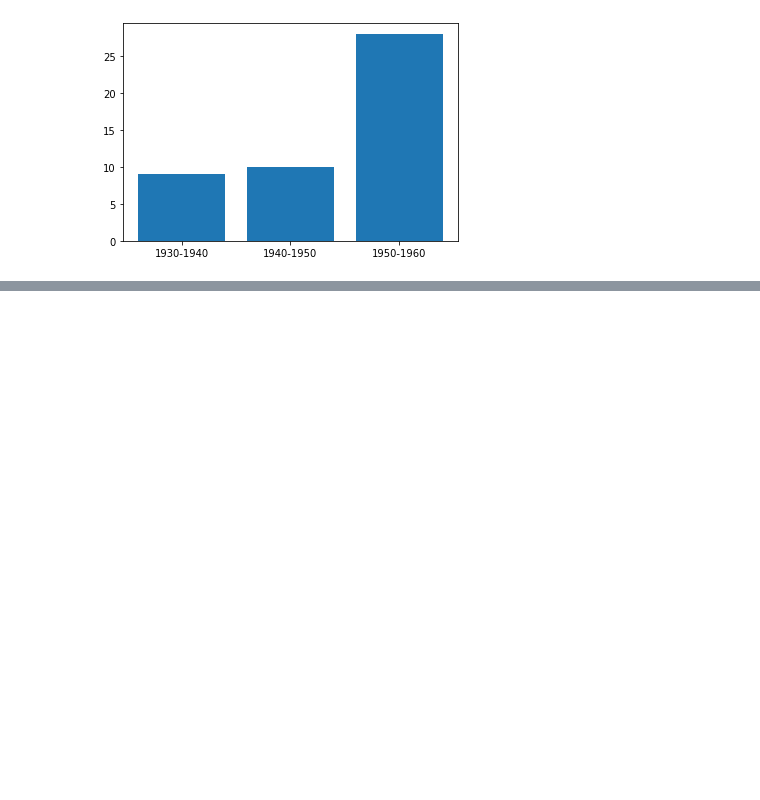
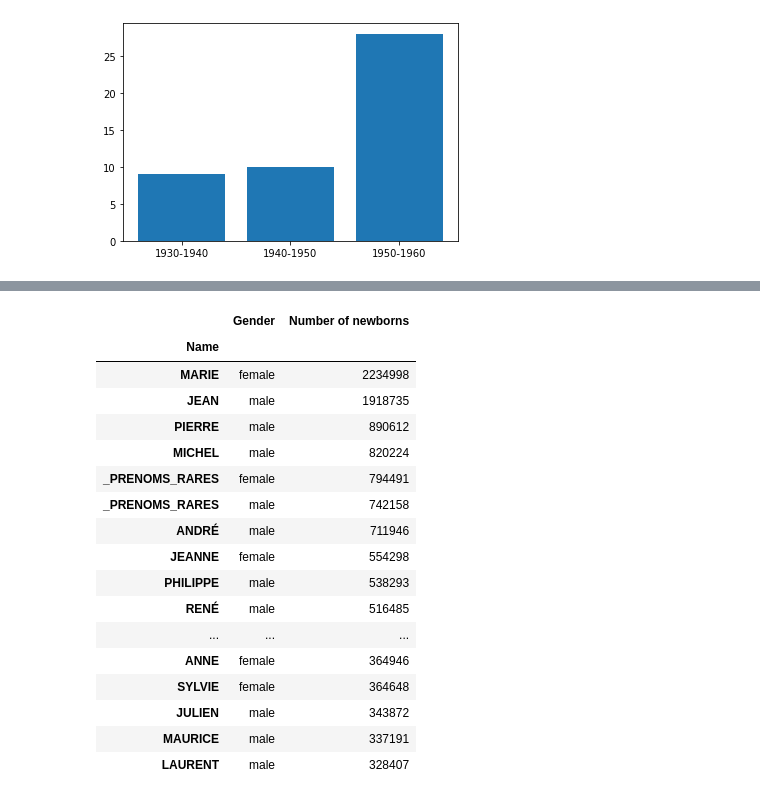
Before and after one commit to milenakowalska/Names_France, a Jupyter notebook: Names.ipynb, the cells around one changed output, grey strips where cells are left out. Cells and saved outputs as stored; diff of their text form; code cells hidden in the pictures; blank space fills up the shorter version.

```diff
--- a/Names.ipynb
+++ b/Names.ipynb
@@ -116,0 +194,24 @@ dataframe.index = pd.to_numeric(dataframe.index,errors='coerce')
+# %%
+most_popular = dataframe_grouped.sort_values(by='Number of newborns', ascending=False)
+most_popular.reset_index(inplace=True)
+most_popular.set_index('Name', inplace=True)
+most_popular.head(40)
+# %% [output]
+|  | Gender | Number of newborns |
+| Name |  |  |
+| MARIE | female | 2234998 |
+| JEAN | male | 1918735 |
+| PIERRE | male | 890612 |
+| MICHEL | male | 820224 |
+| _PRENOMS_RARES | female | 794491 |
+| _PRENOMS_RARES | male | 742158 |
+| ANDRÉ | male | 711946 |
+| JEANNE | female | 554298 |
+| PHILIPPE | male | 538293 |
+| RENÉ | male | 516485 |
+| ... | ... | ... |
+| ANNE | female | 364946 |
+| SYLVIE | female | 364648 |
+| JULIEN | male | 343872 |
+| MAURICE | male | 337191 |
+| LAURENT | male | 328407 |
```
Also changed, not shown: parts of 10 cells of this notebook.
